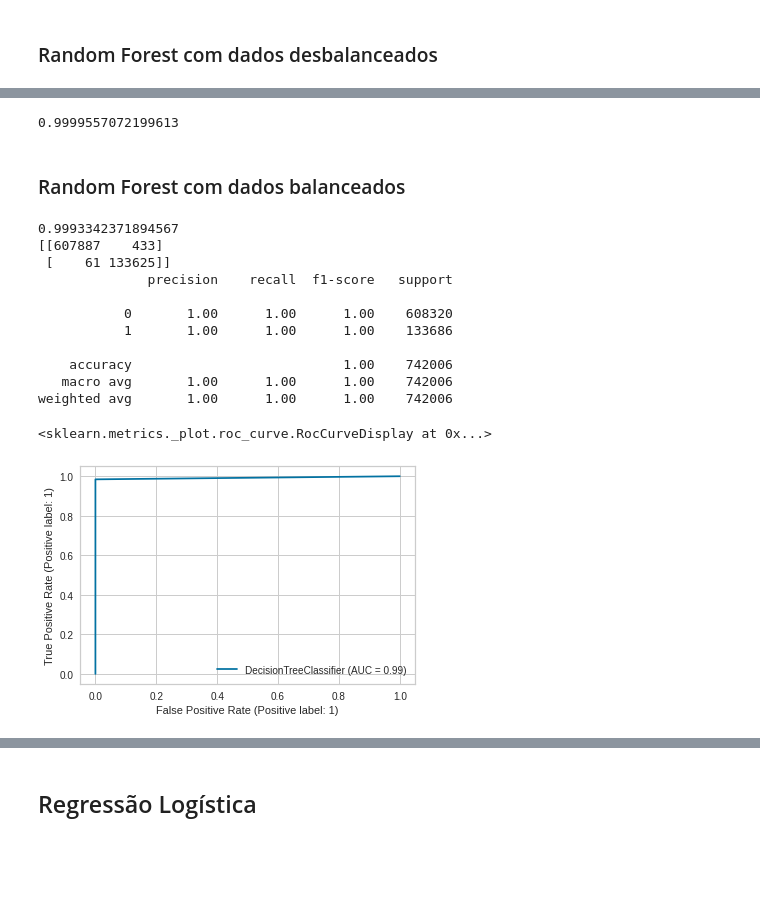
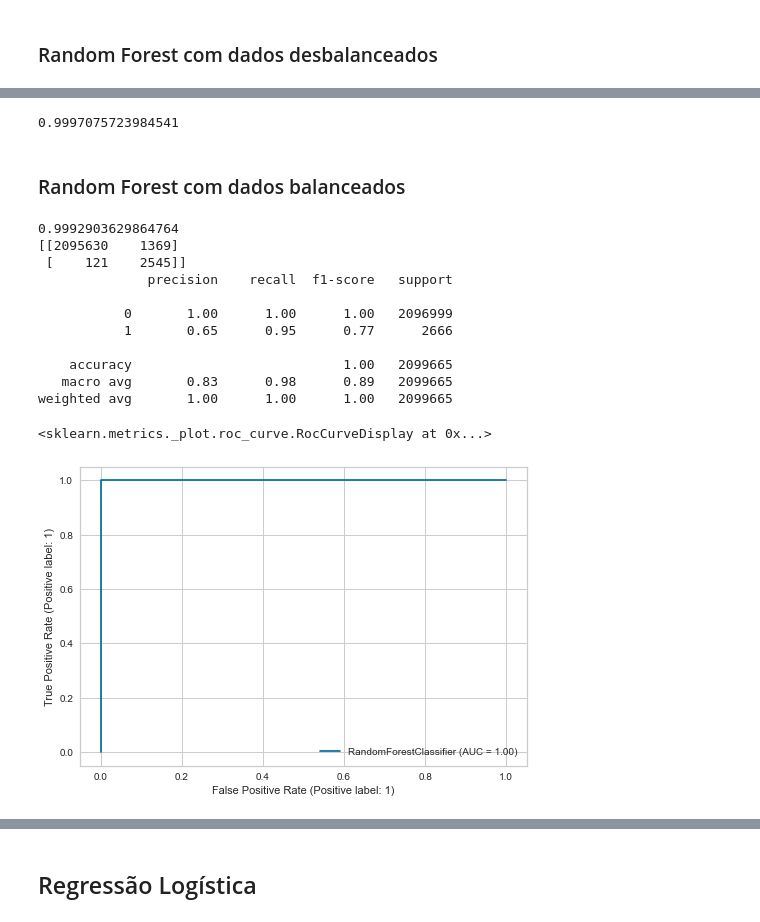
Before and after one commit to carinarover/DeteccaoFraudes, a Jupyter notebook: deteccao_fraude.ipynb, the cells around one changed output, grey strips where cells are left out. Cells and saved outputs as stored; diff of their text form; code cells hidden in the pictures; blank space fills up the shorter version.

```diff
--- a/deteccao_fraude.ipynb
+++ b/deteccao_fraude.ipynb
@@ -697 +673,7 @@ predictions = DT.predict(test_X)
+# %%
+DT = tree.DecisionTreeClassifier()
+
+DT.fit(X_train, y_train)
+
+predictions = DT.predict(X_test)
 # %%
@@ -742 +716,7 @@ predictions = DT2.predict(test_X)
+# %%
+DT2 = tree.DecisionTreeClassifier()
+
+DT2.fit(X_df, y_df)
+
+predictions2 = DT2.predict(X_test)
 # %%
@@ -789 +761,7 @@ predictions = RF.predict(test_X)
+# %%
+RF = RandomForestClassifier()
+
+RF.fit(X_train, y_train)
+
+predictions = RF.predict(X_test)
 # %%
@@ -820,6 +798,6 @@ RF.score(X_train, y_train)
 # %%
-DT.score(X_test, y_test)
+RF.score(X_test, y_test)
 # %% [output]
-0.9999557072199613
+0.9997075723984541
 # %% [markdown]
 ### Random Forest com dados balanceados
@@ -834,22 +804,28 @@ predictions = RF2.predict(test_X)
+# %%
+RF2 = RandomForestClassifier()
+
+RF2.fit(X_df, y_df)
+
+predictions2 = RF2.predict(X_test)
 # %%
-print(RF2.score(test_X, test_y))
-print(confusion_matrix(test_y, predictions))
-print(classification_report(test_y, RF2.predict(test_X)))
+print(RF2.score(X_test, y_test))
+print(confusion_matrix(y_test, predictions2))
+print(classification_report(y_test, RF2.predict(X_test)))
 # %% [output]
-0.9993342371894567
-[[607887    433]
- [    61 133625]]
+0.9992903629864764
+[[2095630    1369]
+ [    121    2545]]
               precision    recall  f1-score   support
 
-           0       1.00      1.00      1.00    608320
-           1       1.00      1.00      1.00    133686
+           0       1.00      1.00      1.00   2096999
+           1       0.65      0.95      0.77      2666
 
-    accuracy                           1.00    742006
-   macro avg       1.00      1.00      1.00    742006
-weighted avg       1.00      1.00      1.00    742006
+    accuracy                           1.00   2099665
+   macro avg       0.83      0.98      0.89   2099665
+weighted avg       1.00      1.00      1.00   2099665
 # %%
-plot_roc_curve(DT, X_train, y_train)
+plot_roc_curve(RF2, X_train, y_train)
 # %% [output]
 <sklearn.metrics._plot.roc_curve.RocCurveDisplay at 0x...>
-[figure, old version]
+[figure, new version]
 # %%
```
Also changed, not shown: parts of 83 cells of this notebook.
